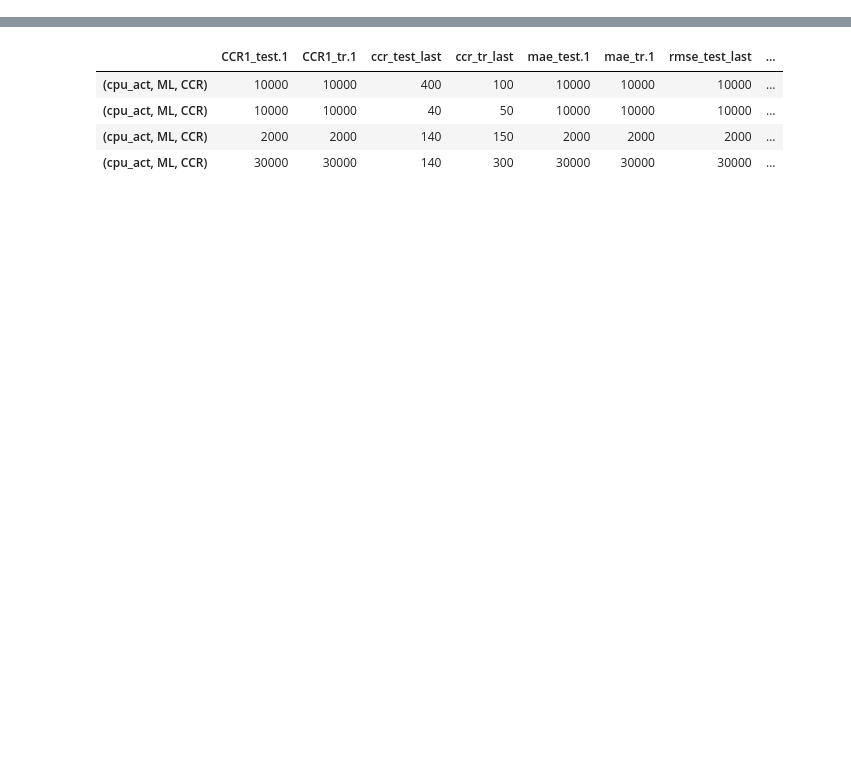
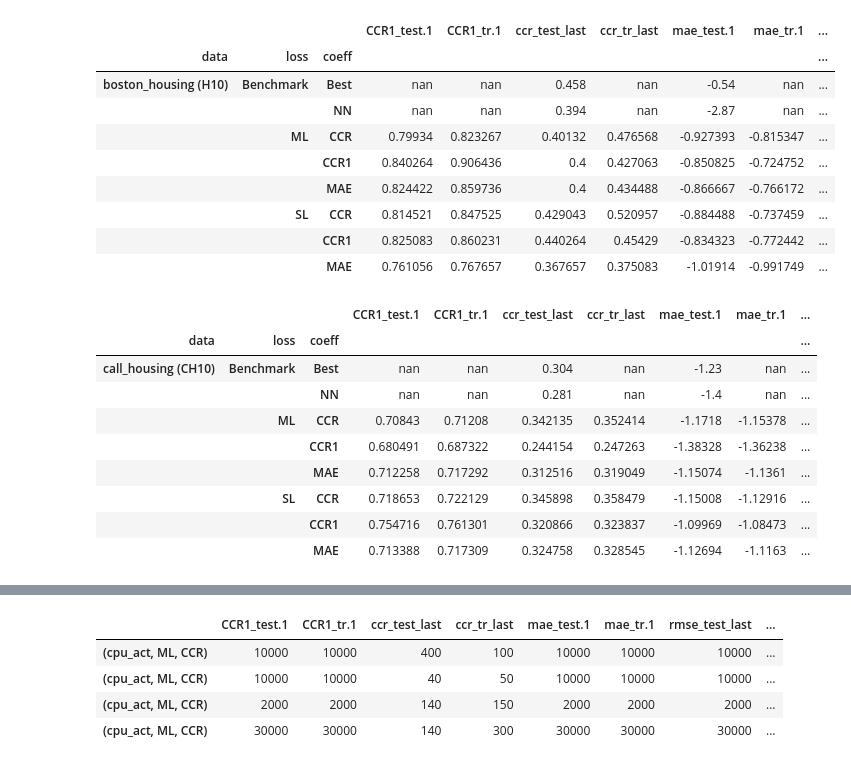
Before and after one commit to ozantezcan/Object-Counting-in-Amazon-Bin-Image-Dataset, a Jupyter notebook: analyze_excel.ipynb, the cells around one changed output, grey strips where cells are left out. Saved outputs shown, nothing was run; the diff lists cells and outputs as text; code cells hidden in the pictures; blank space fills up the shorter version.

```diff
--- a/analyze_excel.ipynb
+++ b/analyze_excel.ipynb
@@ -118,7 +127,7 @@ def highlight_max(data, color='yellow'):
 # %%
 from IPython.display import display, HTML
 
-dfs_test_mean_by_data = dfs_test_mean.groupby(['shape'])
+dfs_test_mean_by_data = dfs_test_mean.groupby(['data'])
 
 for data, group in dfs_test_mean_by_data:
     display(group.style.apply(highlight_max))
@@ -155,3 +164,31 @@ for data, group in dfs_test_mean_by_data:
 |  | SL | CCR | 0.397977 | 0.371408 | -1.89452 | -1.96899 | -1.18172 | -1.25155 | ... |
 |  |  | CCR1 | 0.29205 | 0.283465 | -1.75806 | -1.82707 | -1.18691 | -1.23553 | ... |
 |  |  | MAE | 0.324248 | 0.320866 | -1.75667 | -1.78762 | -1.21054 | -1.23102 | ... |
+# %%
+
+
+dfs_test_mean_by_data = dfs_test_w_benchmark_mean.groupby(['data'])
+
+for data, group in dfs_test_mean_by_data:
+    display(group.style.apply(highlight_max))
+# %% [output]
+|  |  |  | CCR1_test.1 | CCR1_tr.1 | ccr_test_last | ccr_tr_last | mae_test.1 | mae_tr.1 | ... |
+| data | loss | coeff |  |  |  |  |  |  | ... |
+| boston_housing (H10) | Benchmark | Best | nan | nan | 0.458 | nan | -0.54 | nan | ... |
+|  |  | NN | nan | nan | 0.394 | nan | -2.87 | nan | ... |
+|  | ML | CCR | 0.79934 | 0.823267 | 0.40132 | 0.476568 | -0.927393 | -0.815347 | ... |
+|  |  | CCR1 | 0.840264 | 0.906436 | 0.4 | 0.427063 | -0.850825 | -0.724752 | ... |
+|  |  | MAE | 0.824422 | 0.859736 | 0.4 | 0.434488 | -0.866667 | -0.766172 | ... |
+|  | SL | CCR | 0.814521 | 0.847525 | 0.429043 | 0.520957 | -0.884488 | -0.737459 | ... |
+|  |  | CCR1 | 0.825083 | 0.860231 | 0.440264 | 0.45429 | -0.834323 | -0.772442 | ... |
+|  |  | MAE | 0.761056 | 0.767657 | 0.367657 | 0.375083 | -1.01914 | -0.991749 | ... |
+|  |  |  | CCR1_test.1 | CCR1_tr.1 | ccr_test_last | ccr_tr_last | mae_test.1 | mae_tr.1 | ... |
+| data | loss | coeff |  |  |  |  |  |  | ... |
+| call_housing (CH10) | Benchmark | Best | nan | nan | 0.304 | nan | -1.23 | nan | ... |
+|  |  | NN | nan | nan | 0.281 | nan | -1.4 | nan | ... |
+|  | ML | CCR | 0.70843 | 0.71208 | 0.342135 | 0.352414 | -1.1718 | -1.15378 | ... |
+|  |  | CCR1 | 0.680491 | 0.687322 | 0.244154 | 0.247263 | -1.38328 | -1.36238 | ... |
+|  |  | MAE | 0.712258 | 0.717292 | 0.312516 | 0.319049 | -1.15074 | -1.1361 | ... |
+|  | SL | CCR | 0.718653 | 0.722129 | 0.345898 | 0.358479 | -1.15008 | -1.12916 | ... |
+|  |  | CCR1 | 0.754716 | 0.761301 | 0.320866 | 0.323837 | -1.09969 | -1.08473 | ... |
+|  |  | MAE | 0.713388 | 0.717309 | 0.324758 | 0.328545 | -1.12694 | -1.1163 | ... |
```
Also changed, not shown: parts of 8 cells of this notebook.
